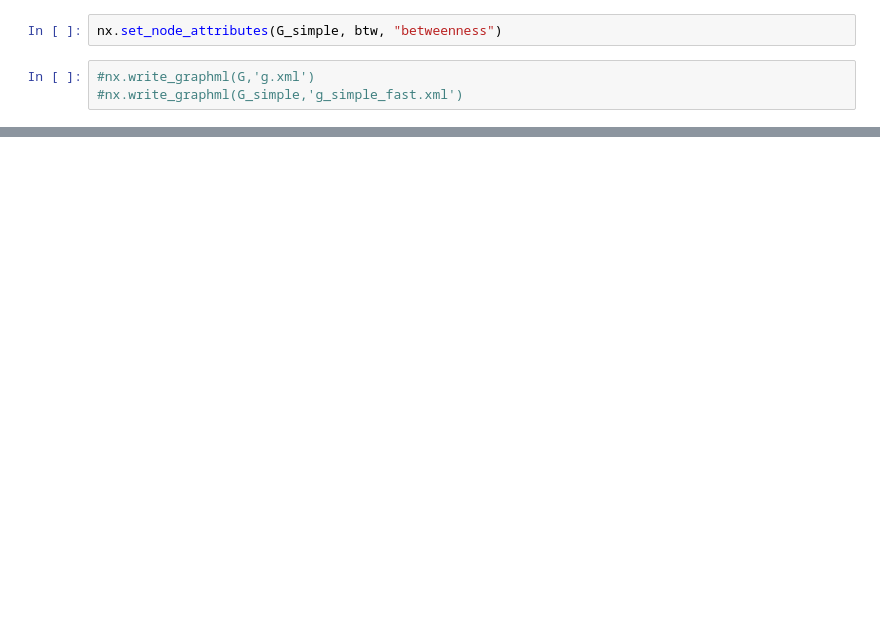
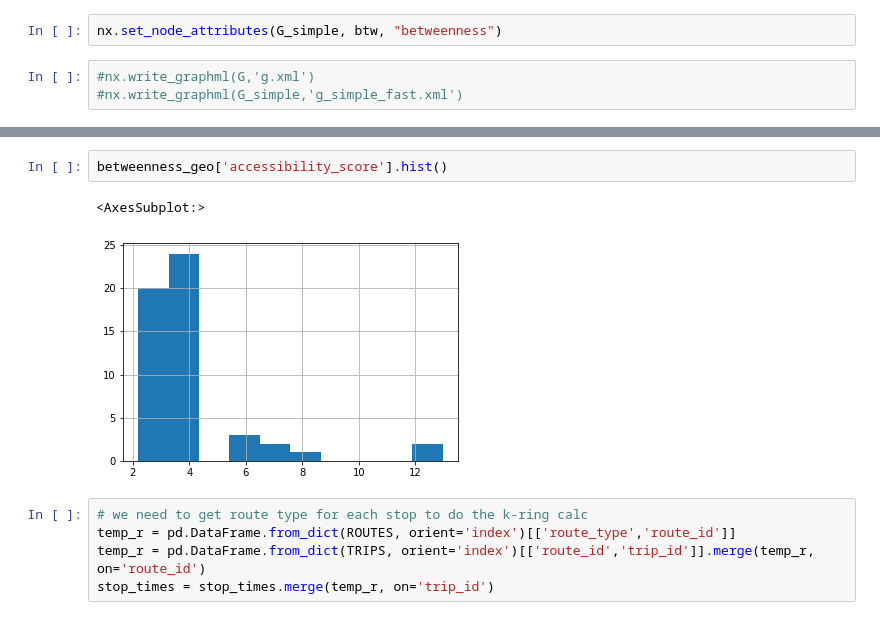
Before and after one commit to pmehler/us_transit_analysis, a Jupyter notebook: gtfs_to_networkx.ipynb, the cells around one changed output, grey strips where cells are left out. Drawn from its saved outputs; the diff is of its cells as text; blank space fills up the shorter version.

```diff
--- a/gtfs_to_networkx.ipynb
+++ b/gtfs_to_networkx.ipynb
@@ -215,0 +270,10 @@ betweenness_geo.columns = ['betweenness','lon','lat']
+# %%
+betweenness_geo['accessibility_score'].hist()
+# %% [output]
+<AxesSubplot:>
+[figure, added]
+# %%
+# we need to get route type for each stop to do the k-ring calc
+temp_r = pd.DataFrame.from_dict(ROUTES, orient='index')[['route_type','route_id']]
+temp_r = pd.DataFrame.from_dict(TRIPS, orient='index')[['route_id','trip_id']].merge(temp_r, on='route_id')
+stop_times = stop_times.merge(temp_r, on='trip_id')
```
Also changed, not shown: parts of 50 cells of this notebook.
